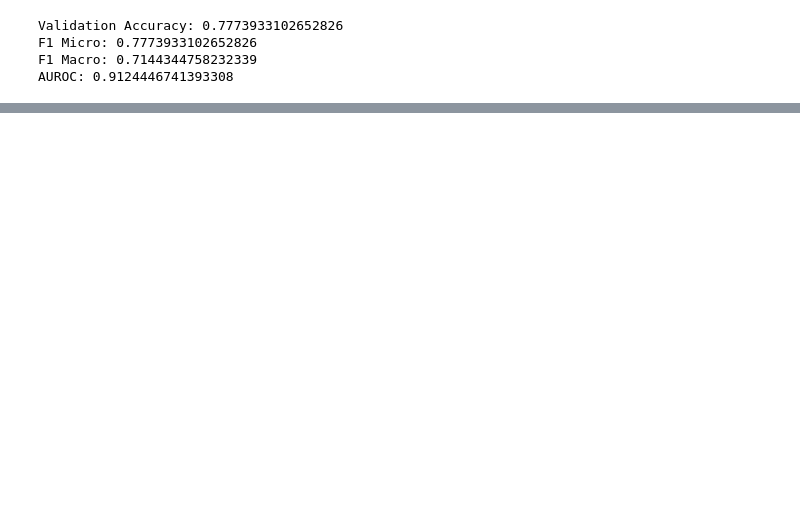
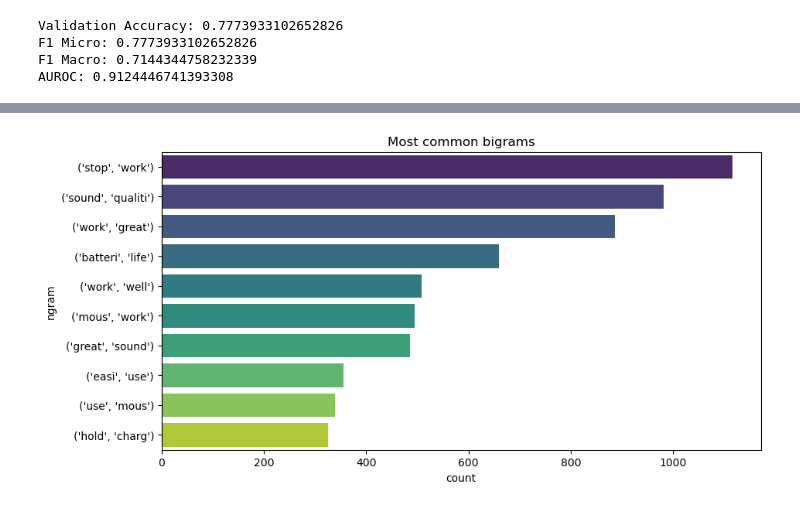
Before and after one commit to rsm-iiribarrenpenuelas/final-project-mgta415, a Jupyter notebook: inaki.ipynb, the cells around one changed output, grey strips where cells are left out. Drawn from its saved outputs; the diff is of its cells as text; code cells hidden in the pictures; blank space fills up the shorter version.

```diff
--- a/inaki.ipynb
+++ b/inaki.ipynb
@@ -114,0 +206,4 @@ AUROC: 0.9124446741393308
+# %%
+# Most frequent bigrams
+bigrams = frequent_ngram(df['words_list'], 2, 10)
+bigrams
@@ -114,0 +229,7 @@ AUROC: 0.9124446741393308
+# %%
+plt.figure(figsize=(10,5))
+sns.barplot(x="count", y="ngram", data=bigrams, hue='ngram', palette="viridis")
+plt.title("Most common bigrams")
+plt.show()
+# %% [output]
+[figure, added]
```
Also changed, not shown: parts of 29 cells of this notebook.
